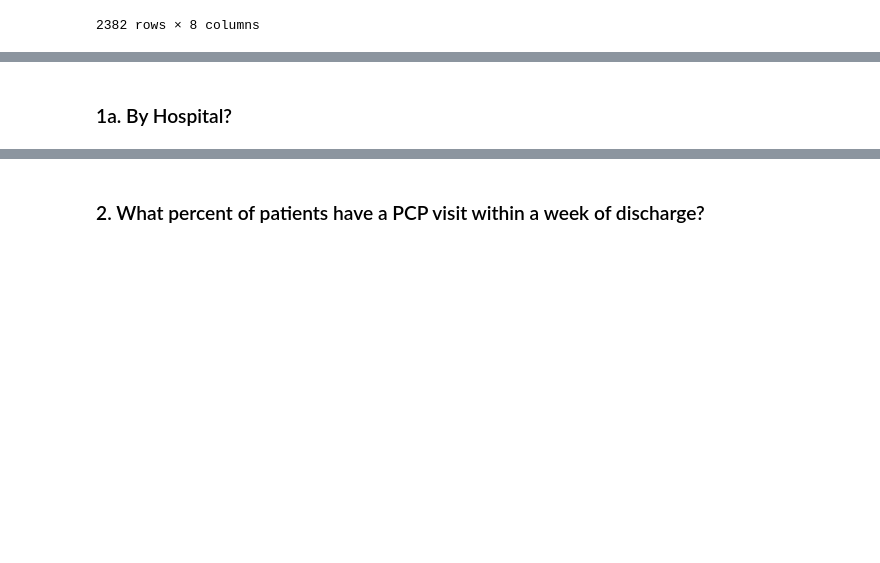
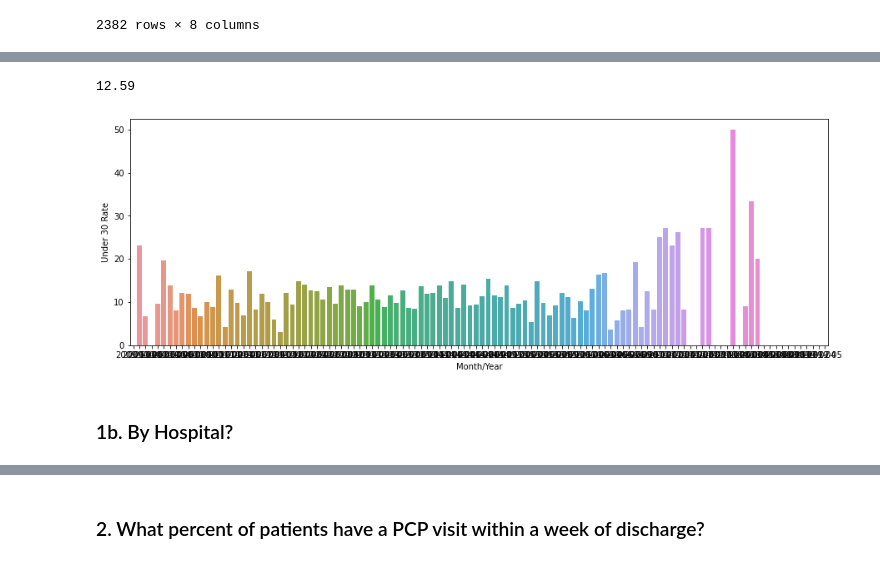
Before and after one commit to rghertel/hospital-readmission-not-koalas, a Jupyter notebook: greatcare analysis.ipynb, the cells around one changed output, grey strips where cells are left out. Drawn from its saved outputs; the diff is of its cells as text; code cells hidden in the pictures; blank space fills up the shorter version.

Commit message:
monthly rate

```diff
--- a/greatcare analysis.ipynb
+++ b/greatcare analysis.ipynb
@@ -257,0 +278,5 @@ dtype: float64
+# %%
+#group admissions into month buckets
+monthly_stay_count = hosp_stay.groupby('Month/Year')['Patient ID'].count().reset_index()
+monthly_stay_count = monthly_stay_count.rename({'Patient ID':'Admission Count'}, axis=1)
+monthly_stay_count
@@ -257,0 +297,4 @@ dtype: float64
+# %%
+#same steps as above to calculate readmissions under 30 days on monthly basis. SHOULD THIS BE BASED ON END DATE OR NEXT ADMISH??
+in_readmission['Month/Year'] = in_readmission['Encounter End Date'].dt.to_period('M')
+in_readmission
@@ -257,0 +324,5 @@ dtype: float64
+# %%
+#group readmissions into month buckets
+monthly_read_count = in_readmission.groupby('Month/Year')['Patient ID'].count().reset_index()
+monthly_read_count = monthly_read_count.rename({'Patient ID':'Readmission Count'}, axis=1)
+monthly_read_count
@@ -257,0 +347,7 @@ dtype: float64
+# %%
+#combine admission and readmission counts per month in new df and create new column for monthly rate
+rate_per_month = monthly_stay_count.merge(monthly_read_count, on='Month/Year', how='left')
+rate_per_month['Admission Count'] = rate_per_month['Admission Count'].astype(float)
+#THOUGHT I NEEDED THIS FOR CHART, BUT DOESNT WORK: rate_per_month['Month/Year'] = rate_per_month['Month/Year'].astype(float)
+rate_per_month['Under 30 Rate'] = round((rate_per_month['Readmission Count']/rate_per_month['Admission Count'])*100,2)
+rate_per_month
@@ -258,2 +372,14 @@ dtype: float64
+# %%
+#calculate mean. IN THEORY SHOULDN'T THIS BE THE SAME RATE AS OVERALL??
+round(rate_per_month['Under 30 Rate'].mean(),2)
+# %% [output]
+12.59
+# %%
+#WHY DOESN'T LINE PLOT WORK?
+
+fig, ax = plt.subplots(figsize=(15,5))
+ax = sns.barplot(data=rate_per_month, x='Month/Year', y='Under 30 Rate')
+# %% [output]
+[figure, added]
 # %% [markdown]
-### 1a. By Hospital?
+### 1b. By Hospital?
```
Also changed, not shown: parts of 19 cells of this notebook.
